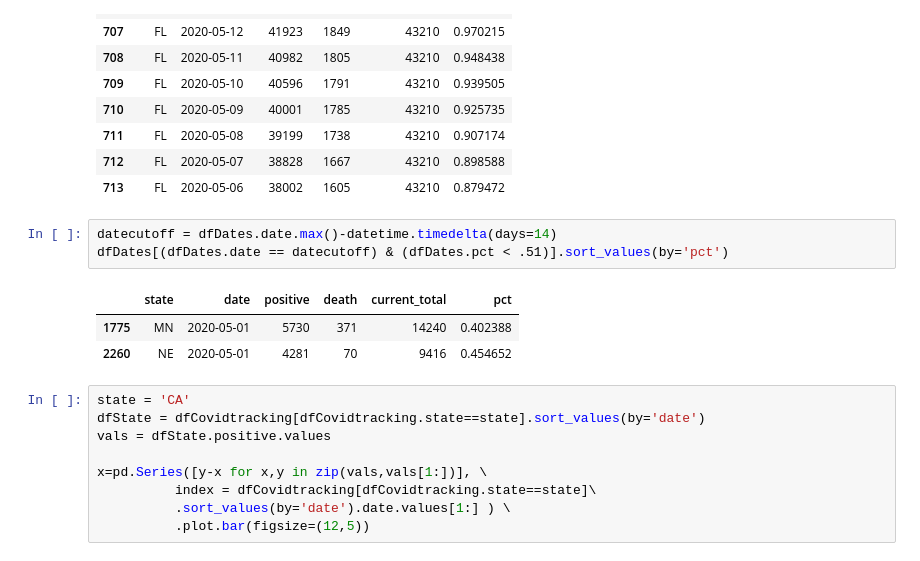
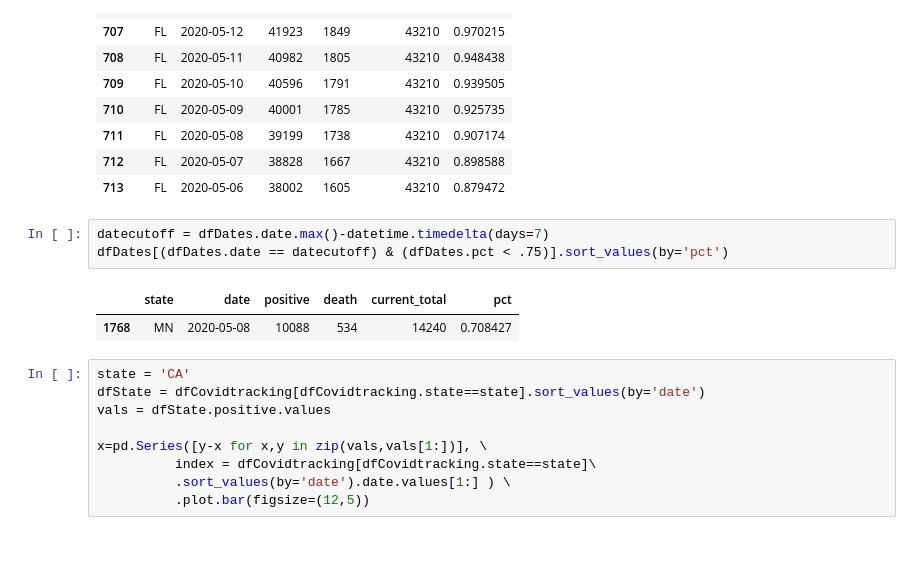
Before and after one commit to DMXMax/covid19, a Jupyter notebook: coviddata.ipynb, the cells around one changed output. Drawn from its saved outputs; the diff is of its cells as text.

```diff
--- a/coviddata.ipynb
+++ b/coviddata.ipynb
@@ -330,12 +330,11 @@ dfDates[(dfDates.state.isin(['FL']))].head(10)
 | 712 | FL | 2020-05-07 | 38828 | 1667 | 43210 | 0.898588 |
 | 713 | FL | 2020-05-06 | 38002 | 1605 | 43210 | 0.879472 |
 # %%
-datecutoff = dfDates.date.max()-datetime.timedelta(days=14)
-dfDates[(dfDates.date == datecutoff) & (dfDates.pct < .51)].sort_values(by='pct')
+datecutoff = dfDates.date.max()-datetime.timedelta(days=7)
+dfDates[(dfDates.date == datecutoff) & (dfDates.pct < .75)].sort_values(by='pct')
 # %% [output]
 |  | state | date | positive | death | current_total | pct |
-| 1775 | MN | 2020-05-01 | 5730 | 371 | 14240 | 0.402388 |
-| 2260 | NE | 2020-05-01 | 4281 | 70 | 9416 | 0.454652 |
+| 1768 | MN | 2020-05-08 | 10088 | 534 | 14240 | 0.708427 |
 # %%
 state = 'CA'
 dfState = dfCovidtracking[dfCovidtracking.state==state].sort_values(by='date')
```
Also changed, not shown: parts of 6 cells of this notebook.
